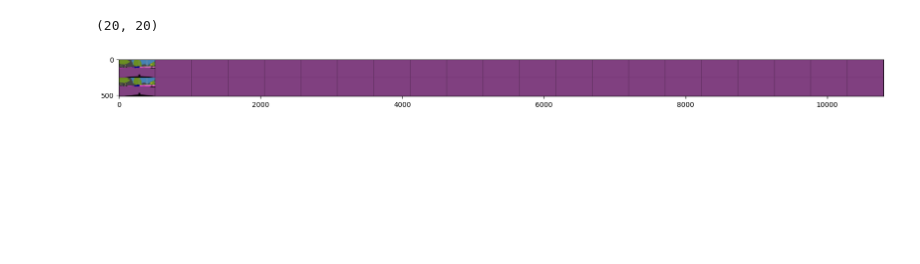
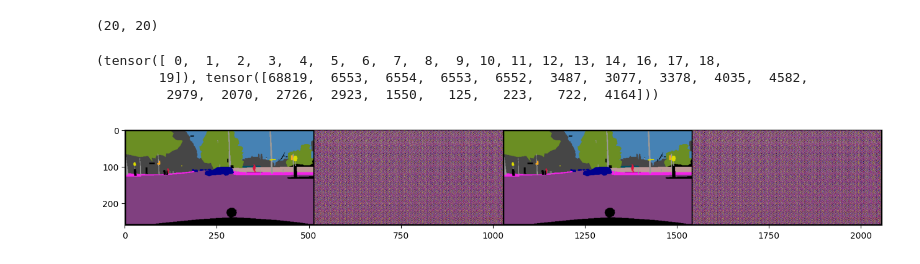
Before and after one commit to Siddharth-Shrivastava7/Diffusion_conditional_prior_segmentation, a Jupyter notebook: DDP/segmentation/mmseg/models/discrete_diffusion/testing_transition_rate.ipynb, the cells around one changed output. Cells and saved outputs as stored; diff of their text form; code cells hidden in the pictures; blank space fills up the shorter version.

Commit message:
uniform transition matrix with linear schedule

```diff
--- a/DDP/segmentation/mmseg/models/discrete_diffusion/testing_transition_rate.ipynb
+++ b/DDP/segmentation/mmseg/models/discrete_diffusion/testing_transition_rate.ipynb
@@ -2019,3 +2023,21 @@ betas
 tensor([0.0200, 0.0716, 0.1232, 0.1747, 0.2263, 0.2779, 0.3295, 0.3811, 0.4326,
         0.4842, 0.5358, 0.5874, 0.6389, 0.6905, 0.7421, 0.7937, 0.8453, 0.8968,
         0.9484, 1.0000])
+# %%
+## precalculating the transition matrix (onestep and nth step(cumulative))
+transition_matrices_onestep = []
+for t in range(schedule_steps):
+    beta = betas[t].item()
+    transition_matrix_onestep = (1-beta)*np.eye(20,20) + beta*uniform_matrix
+    transition_matrices_onestep.append(torch.tensor(transition_matrix_onestep))
+transition_matrices_onestep = torch.stack(transition_matrices_onestep, dim = 0)
+# transition_matrices_onestep.shape # torch.Size([20, 20, 20])
+# %%
+## precalculating the transition matrix (onestep and nth step(cumulative))
+transition_matrices_cumulative = [transition_matrices_onestep[0].clone().detach()]
+for t in range(1, schedule_steps):
+    beta = betas[t].item()
+    transition_matrix_cumulative = transition_matrices_cumulative[t-1] * transition_matrices_onestep[t]
+    transition_matrices_cumulative.append(transition_matrix_cumulative)
+transition_matrices_cumulative = torch.stack(transition_matrices_cumulative, dim = 0)
+# transition_matrices_cumulative.shape # torch.Size([20, 20, 20])
@@ -2131,38 +2185,42 @@ for t in tqdm(range(schedule_steps)):
     # else:
     #     transition_matrix_cumulative = transition_matrix_cumulative * uniform_matrix
     ########## beta scheduling based transition matrix
-    beta_t = betas[t].item()
-    transition_t = (1-beta_t)*
+    q_mat_onestep = transition_matrices_onestep[t]
+    q_mat_cumulative = transition_matrices_cumulative[t]
 
 
-
-    q_mat_onestep = torch.tensor(transition_matrix)
+    # q_mat_onestep = torch.tensor(transition_matrix)
     ### when original transition matrix is of (19 x 19) shape
     # extended_q_mat_onestep = torch.zeros(num_classes + 1 ,num_classes +1 )
     # extended_q_mat_onestep[:q_mat_onestep.shape[0],:q_mat_onestep.shape[1]] = q_mat_onestep
     # extended_q_mat_onestep = extended_q_mat_onestep[None, :, :]
-    q_mat_cumulative = torch.tensor(transition_matrix_cumulative)
+    # q_mat_cumulative = torch.tensor(transition_matrix_cumulative)
     ### when original transition cumulative matrix is of (19 x 19) shape
     # extended_q_mat_cumulative = torch.zeros(num_classes + 1 ,num_classes +1 )
     # extended_q_mat_cumulative[:q_mat_cumulative.shape[0],:q_mat_cumulative.shape[1]] = q_mat_cumulative
     # extended_q_mat_cumulative = extended_q_mat_cumulative[None, :, :]
 
     x_t_minus_1 = q_pred_sample_onestep(x_t_minus_1, q_mat_onestep).squeeze()
+    print(x_t_minus_1.unique(return_counts=True))
     latent_state = label_img_to_color(np.array(x_t_minus_1))
     latent_states.append(latent_state)
     latent_state_cumulative = np.array(q_pred_sample(x0, q_mat_cumulative).squeeze()) # cumulative prediction sample in diffusion forward process
     latent_state_cumulative = label_img_to_color(latent_state_cumulative) # tensor output
     latent_states_cumulative.append(latent_state_cumulative)
+    break
 
 latent_states_batch = torch.stack(latent_states, dim = 0)  # N1, C, H, W
 latent_states_cumulative_batch = torch.stack(latent_states_cumulative, dim = 0) # N2, C, H, W
 
 latent_state_combined = torch.cat([latent_states_batch, latent_states_cumulative_batch], dim =0) # N1+N2, C, H, W
 
 grid_img = torchvision.utils.make_grid(latent_state_combined, nrow=schedule_steps+1)
 
 plt.figure(figsize = (20,2))
 plt.imshow(grid_img.permute(1, 2, 0))
 plt.savefig('confusion_similarity_results/' + 'direct_uniform_' + str(schedule_steps)  + '_latent_space_and_cumulative.png', bbox_inches = 'tight')
 # %% [output]
+(tensor([ 0,  1,  2,  3,  4,  5,  6,  7,  8,  9, 10, 11, 12, 13, 14, 16, 17, 18,
+        19]), tensor([68819,  6553,  6554,  6553,  6552,  3487,  3077,  3378,  4035,  4582,
+         2979,  2070,  2726,  2923,  1550,   125,   223,   722,  4164]))
-[figure, old version]
+[figure, new version]
```
Also changed, not shown: parts of 7 cells of this notebook, 1 other file.
